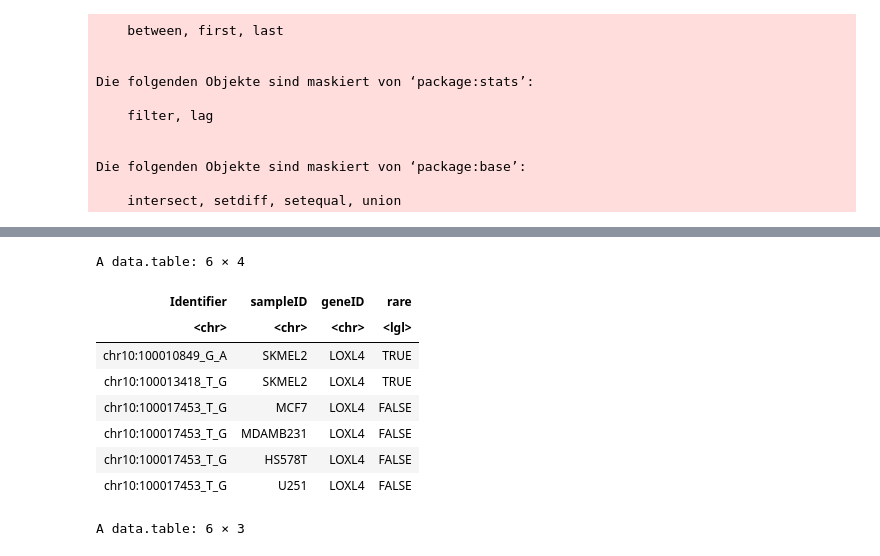
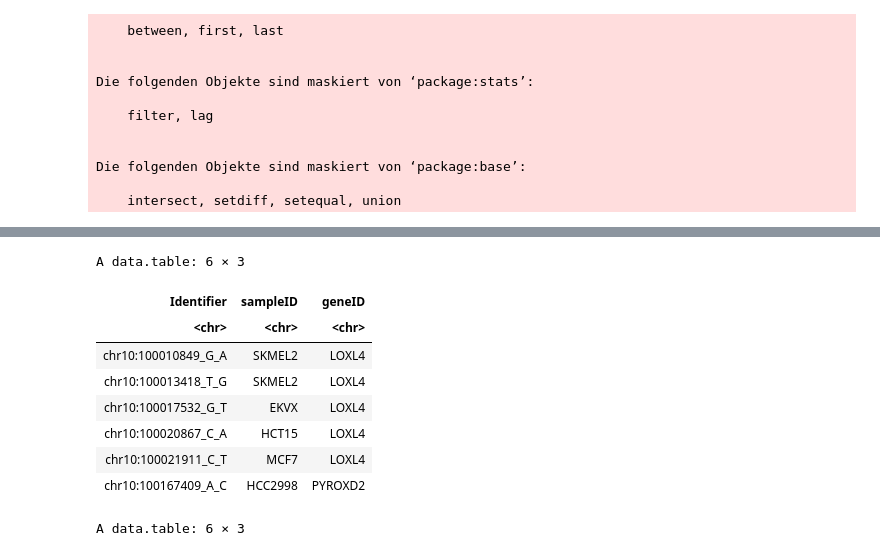
Before and after one commit to wxicu/proteinOutliersMissingValues, a Jupyter notebook: association.ipynb, the cells around one changed output, grey strips where cells are left out. Cells and saved outputs as stored; diff of their text form; code cells hidden in the pictures.

```diff
--- a/association.ipynb
+++ b/association.ipynb
@@ -21,6 +22,7 @@ Die folgenden Objekte sind maskiert von ‘package:base’:
     intersect, setdiff, setequal, union
 # %%
 variant <- fread("variant_with_maf_new.csv")
+variant <- variant[variant$rare==TRUE,]
 head(variant)
 # %% [output]
 A data.table: 6 × 19
@@ -35,11 +37,16 @@ A data.table: 6 × 19
 # %%
 variant$sampleID <- variant$sampleID %>%
-  strsplit(":")  %>%
+  strsplit( ":")  %>%
   sapply( tail, 1 ) %>%
   str_replace_all("-","")%>%
   str_replace_all(" ","")%>%
   str_replace("(TB)","")%>%
-  str_replace("UO31","U031")
+  str_replace("UO31","U031")%>%
+  str_replace_all('\\(|\\)', "")%>%
+  str_replace_all("A549/ATCC","A549")%>%
+  str_replace_all("7860","X786O")%>%
+  str_replace_all("MDAN","MDAMB468")%>%
+  str_replace_all("NCI/ADRRES","NCIADRES")
 # %%
 head(variant)
 # %% [output]
@@ -55,17 +62,17 @@ A data.table: 6 × 19
 # %%
-variant <- variant[,c(1,2,5, 19)]
+variant <- variant[,c(1,2,5)]
 colnames(variant)[3] <- "geneID"
 head(variant)
 # %% [output]
-A data.table: 6 × 4
+A data.table: 6 × 3
-| Identifier | sampleID | geneID | rare |
-| <chr> | <chr> | <chr> | <lgl> |
-| chr10:100010849_G_A | SKMEL2 | LOXL4 | TRUE |
-| chr10:100013418_T_G | SKMEL2 | LOXL4 | TRUE |
-| chr10:100017453_T_G | MCF7 | LOXL4 | FALSE |
-| chr10:100017453_T_G | MDAMB231 | LOXL4 | FALSE |
-| chr10:100017453_T_G | HS578T | LOXL4 | FALSE |
-| chr10:100017453_T_G | U251 | LOXL4 | FALSE |
+| Identifier | sampleID | geneID |
+| <chr> | <chr> | <chr> |
+| chr10:100010849_G_A | SKMEL2 | LOXL4 |
+| chr10:100013418_T_G | SKMEL2 | LOXL4 |
+| chr10:100017532_G_T | EKVX | LOXL4 |
+| chr10:100020867_C_A | HCT15 | LOXL4 |
+| chr10:100021911_C_T | MCF7 | LOXL4 |
+| chr10:100167409_A_C | HCC2998 | PYROXD2 |
 # %%
 prot <- fread("proteinGroups.txt")
 prot <- prot[,c(1,7)]
```
Also changed, not shown: parts of 23 cells of this notebook, 3 other files.
